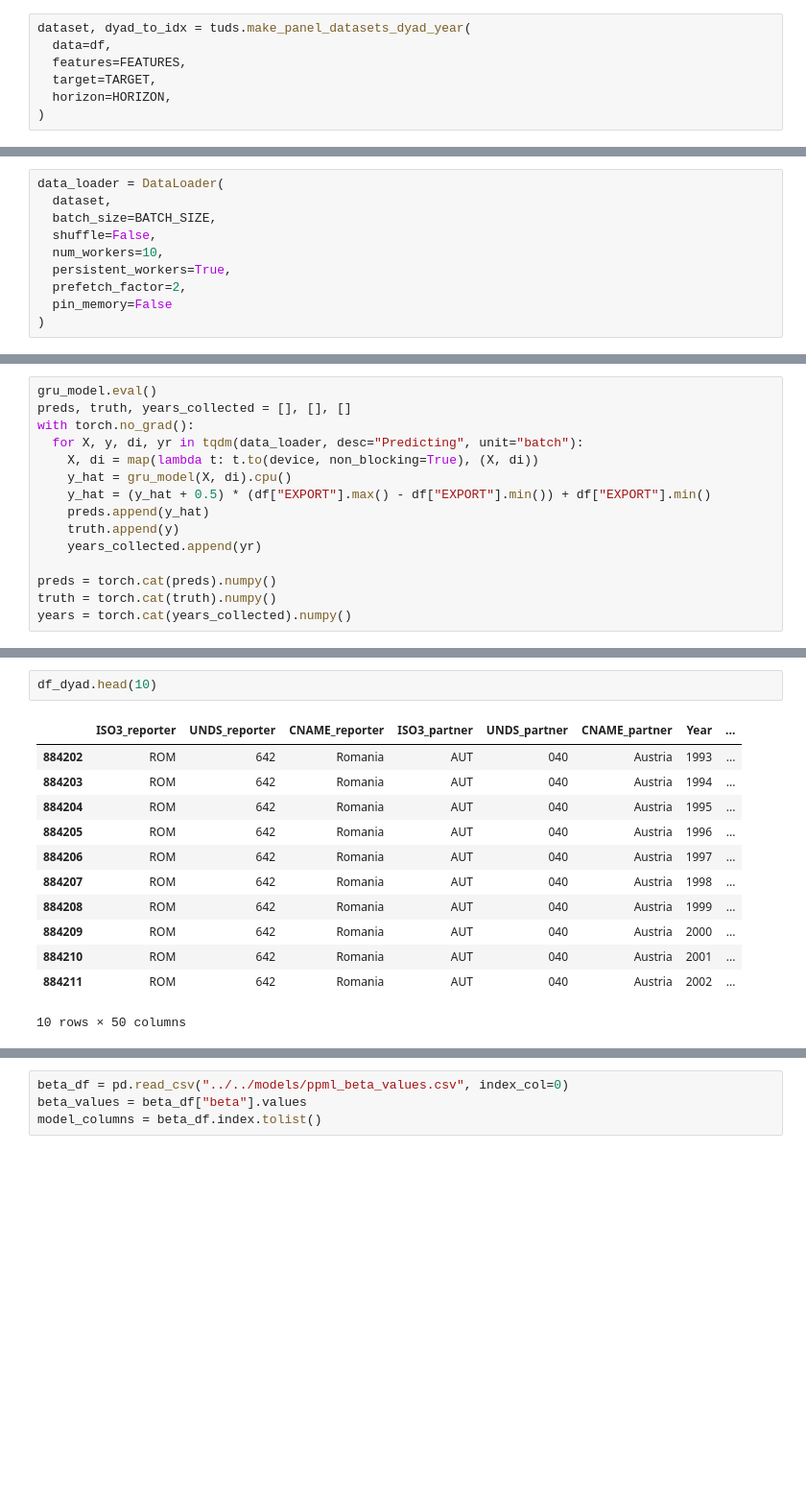
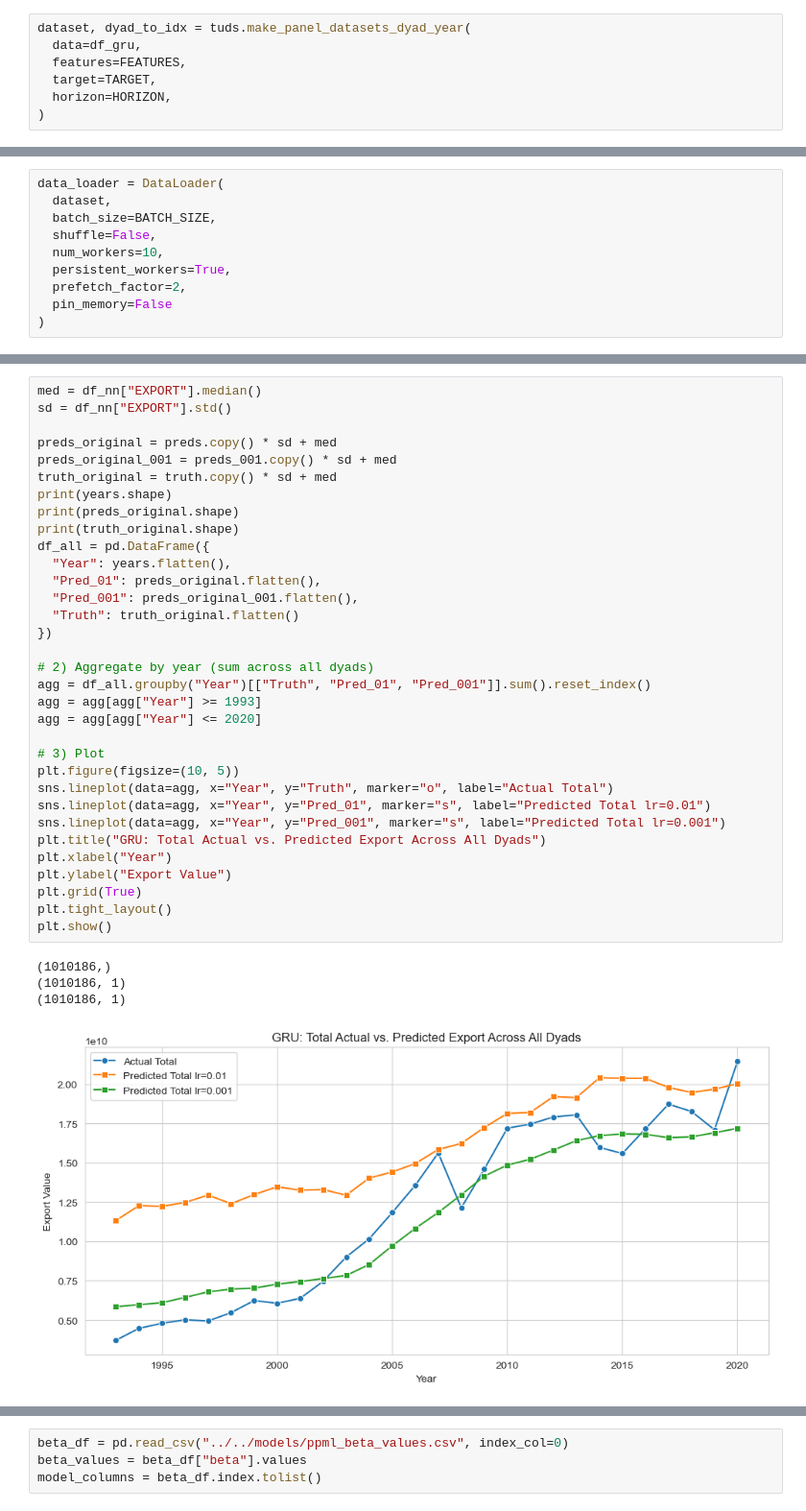
Before and after one commit to Freyness-gd/trade_under_pressure_thesis, a Jupyter notebook: src/prediction/prediction_comparison.ipynb, the cells around one changed output, grey strips where cells are left out. Shown: that part at 96% size. Saved outputs shown, nothing was run; the diff lists cells and outputs as text; blank space fills up the shorter version.

```diff
--- a/src/prediction/prediction_comparison.ipynb
+++ b/src/prediction/prediction_comparison.ipynb
@@ -98,7 +278,7 @@ gru_model.load_state_dict(checkpoint_gru["model_state_dict"])
 <All keys matched successfully>
 # %%
 dataset, dyad_to_idx = tuds.make_panel_datasets_dyad_year(
-  data=df,
+  data=df_gru,
   features=FEATURES,
   target=TARGET,
   horizon=HORIZON,
@@ -195,15 +320,0 @@ df
-# %%
-gru_model.eval()
-preds, truth, years_collected = [], [], []
-with torch.no_grad():
-  for X, y, di, yr in tqdm(data_loader, desc="Predicting", unit="batch"):
-    X, di = map(lambda t: t.to(device, non_blocking=True), (X, di))
-    y_hat = gru_model(X, di).cpu()
-    y_hat = (y_hat + 0.5) * (df["EXPORT"].max() - df["EXPORT"].min()) + df["EXPORT"].min()
-    preds.append(y_hat)
-    truth.append(y)
-    years_collected.append(yr)
-
-preds = torch.cat(preds).numpy()
-truth = torch.cat(truth).numpy()
-years = torch.cat(years_collected).numpy()
@@ -295,15 +321,38 @@ plt.show()
-# %%
-df_dyad.head(10)
-# %% [output]
-|  | ISO3_reporter | UNDS_reporter | CNAME_reporter | ISO3_partner | UNDS_partner | CNAME_partner | Year | ... |
-| 884202 | ROM | 642 | Romania | AUT | 040 | Austria | 1993 | ... |
-| 884203 | ROM | 642 | Romania | AUT | 040 | Austria | 1994 | ... |
-| 884204 | ROM | 642 | Romania | AUT | 040 | Austria | 1995 | ... |
-| 884205 | ROM | 642 | Romania | AUT | 040 | Austria | 1996 | ... |
-| 884206 | ROM | 642 | Romania | AUT | 040 | Austria | 1997 | ... |
-| 884207 | ROM | 642 | Romania | AUT | 040 | Austria | 1998 | ... |
-| 884208 | ROM | 642 | Romania | AUT | 040 | Austria | 1999 | ... |
-| 884209 | ROM | 642 | Romania | AUT | 040 | Austria | 2000 | ... |
-| 884210 | ROM | 642 | Romania | AUT | 040 | Austria | 2001 | ... |
-| 884211 | ROM | 642 | Romania | AUT | 040 | Austria | 2002 | ... |
-10 rows × 50 columns
+# %%
+med = df_nn["EXPORT"].median()
+sd = df_nn["EXPORT"].std()
+
+preds_original = preds.copy() * sd + med
+preds_original_001 = preds_001.copy() * sd + med
+truth_original = truth.copy() * sd + med
+print(years.shape)
+print(preds_original.shape)
+print(truth_original.shape)
+df_all = pd.DataFrame({
+  "Year": years.flatten(),
+  "Pred_01": preds_original.flatten(),
+  "Pred_001": preds_original_001.flatten(),
+  "Truth": truth_original.flatten()
+})
+
+# 2) Aggregate by year (sum across all dyads)
+agg = df_all.groupby("Year")[["Truth", "Pred_01", "Pred_001"]].sum().reset_index()
+agg = agg[agg["Year"] >= 1993]
+agg = agg[agg["Year"] <= 2020]
+
+# 3) Plot
+plt.figure(figsize=(10, 5))
+sns.lineplot(data=agg, x="Year", y="Truth", marker="o", label="Actual Total")
+sns.lineplot(data=agg, x="Year", y="Pred_01", marker="s", label="Predicted Total lr=0.01")
+sns.lineplot(data=agg, x="Year", y="Pred_001", marker="s", label="Predicted Total lr=0.001")
+plt.title("GRU: Total Actual vs. Predicted Export Across All Dyads")
+plt.xlabel("Year")
+plt.ylabel("Export Value")
+plt.grid(True)
+plt.tight_layout()
+plt.show()
+# %% [output]
+(1010186,)
+(1010186, 1)
+(1010186, 1)
+[figure, added]
```
Also changed, not shown: parts of 40 cells of this notebook, 7 other files.
